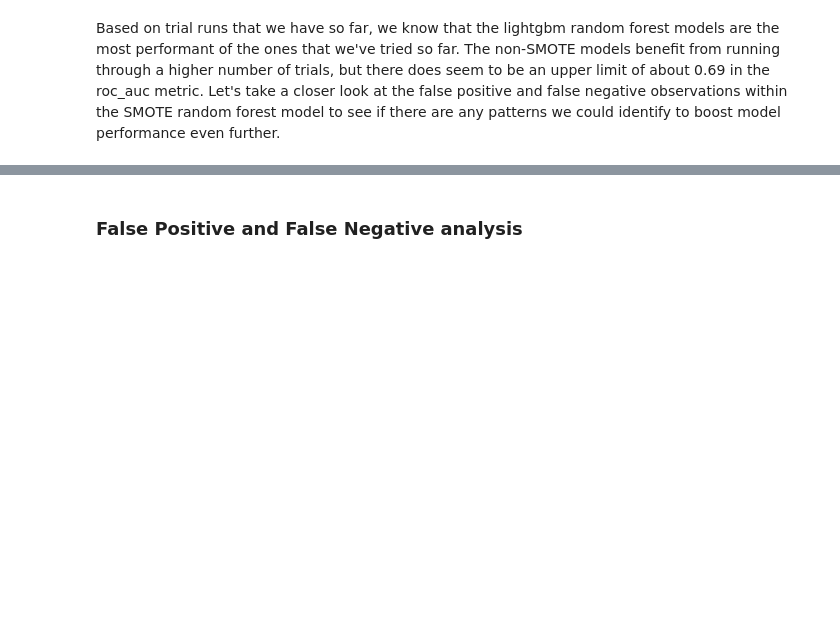
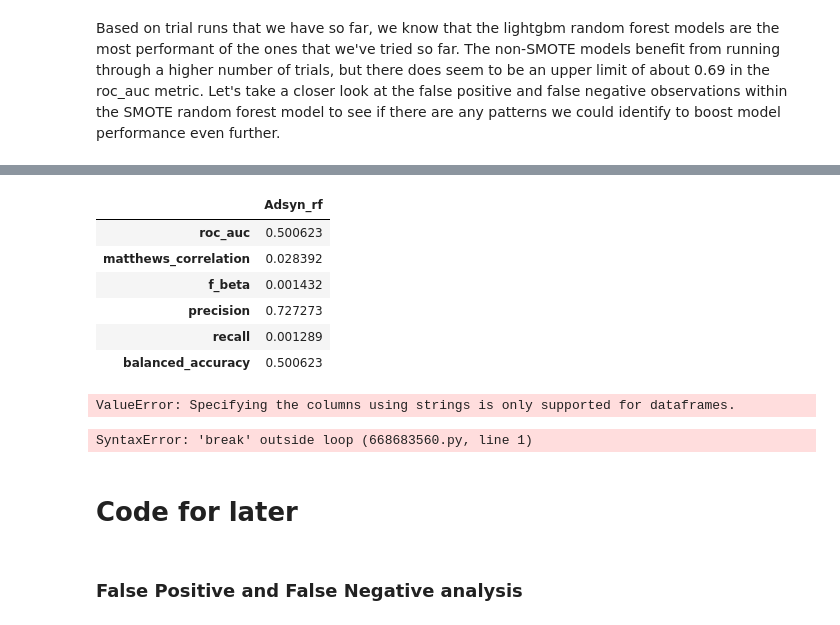
Before and after one commit to lrobin42/Home_Credit_Default_Prediction, a Jupyter notebook: default_prediction.ipynb, the cells around one changed output, grey strips where cells are left out. Drawn from its saved outputs; the diff is of its cells as text; code cells hidden in the pictures; blank space fills up the shorter version.

```diff
--- a/default_prediction.ipynb
+++ b/default_prediction.ipynb
@@ -418,0 +483,24 @@ calculate_model_statistics(smote_y_test, predictions)
+# %%
+x_train, x_test, y_train, y_test = train_test_split(
+    x, y, stratify=y, random_state=15
+)
+
+
+params: dict = replicate_classifier_tuning(
+    "lgbm_rf", x, y, study_name="AdaSynlgbm_rf", n_trials=1
+)
+
+ada_rf = LGBMClassifier(**params)
+ada_rf.fit(x_train, y_train)
+smote_predictions: NDArray = ada_rf.predict(x_test)
+
+
+calculate_model_statistics(y_test, smote_predictions, title='Adsyn_rf')
+# %% [output]
+|  | Adsyn_rf |
+| roc_auc | 0.500623 |
+| matthews_correlation | 0.028392 |
+| f_beta | 0.001432 |
+| precision | 0.727273 |
+| recall | 0.001289 |
+| balanced_accuracy | 0.500623 |
@@ -419,2 +512,41 @@ calculate_model_statistics(smote_y_test, predictions)
+# %%
+# Preprocessing steps for numerical and categorical features
+numerical_transformer = Pipeline(steps=[
+        ('imputer', SimpleImputer(strategy=rf_params['numerical_strategy'], fill_value=0)),
+        ('scaler', StandardScaler() if rf_params['with_scaling'] else None)
+    ])
+
+categorical_transformer = Pipeline(steps=[
+    ('imputer', SimpleImputer(strategy=rf_params['categorical_strategy'], fill_value=-1)),
+    ('encoder', OneHotEncoder(handle_unknown='ignore'))
+])
+
+# Create a ColumnTransformer that applies different transformations for numerical and categorical columns
+preprocessor = ColumnTransformer(
+    transformers=[
+            ('num', numerical_transformer, numerical_columns),
+            ('cat', categorical_transformer, categorical_columns)
+        ])
+
+lgbm_params=dict(zip(list(rf_params.keys())[7:], list(rf_params.values())[7:])) # isolate lgbm params
+
+ada_rf=LGBMClassifier(**lgbm_params, boosting_type='rf')
+pipeline = Pipeline(steps=[
+    ('preprocessor', preprocessor),
+    ('classifier', model)
+])
+
+pipeline.fit(x_train, y_train)
+
+# Evaluate the model
+y_pred = pipeline.predict(x_test)
+# %% [output]
+ValueError: Specifying the columns using strings is only supported for dataframes.
+# %%
+break
+# %% [output]
+SyntaxError: 'break' outside loop (668683560.py, line 1)
+# %% [markdown]
+# Code for later
 # %% [markdown]
 ### False Positive and False Negative analysis
```
Also changed, not shown: parts of 26 cells of this notebook, 2 other files.
